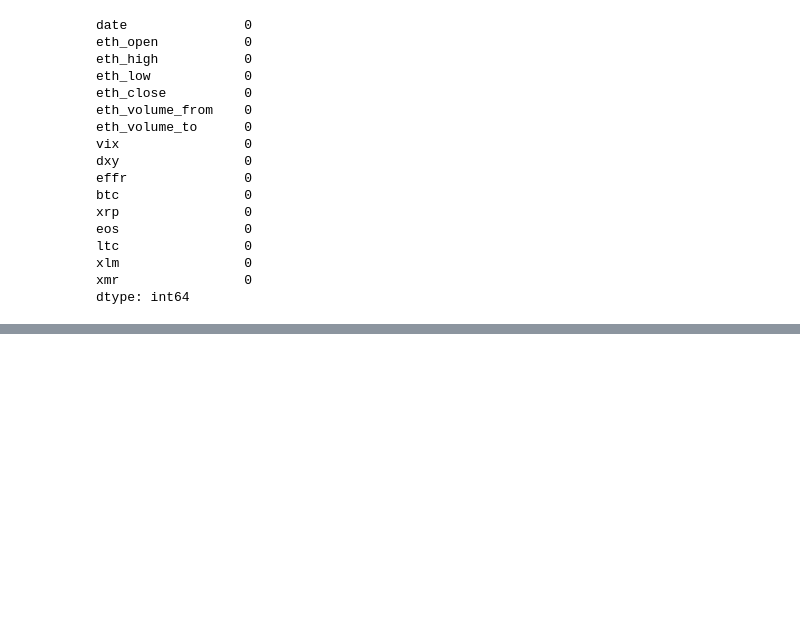
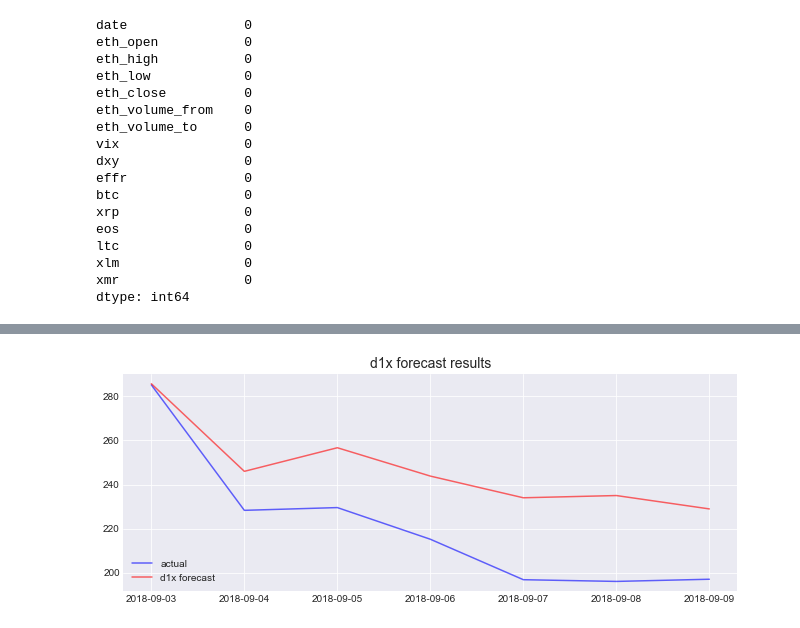
Before and after one commit to brianmcguckin/thinkful_unit_06_specializations, a Jupyter notebook: eth_ts.ipynb, the cells around one changed output, grey strips where cells are left out. Saved outputs shown, nothing was run; the diff lists cells and outputs as text; code cells hidden in the pictures; blank space fills up the shorter version.

```diff
--- a/eth_ts.ipynb
+++ b/eth_ts.ipynb
@@ -419,0 +707,86 @@ rmse exog: 4.661964776956943
+# %%
+d1x = SARIMAX(
+    endog=y_train,
+    exog=X_train,
+    order=(0,1,0)
+).fit()
+
+d1x_fc = d1x.forecast(steps=7, exog=X_test)
+d1x_fc_resid = d1x_fc.values.reshape(7,1) - y_test.values
+rmse_d1x_fc = np.sqrt((d1x_fc_resid ** 2).mean())
+# %%
+ar1x = SARIMAX(
+    endog=y_train,
+    exog=X_train,
+    order=(1,1,0)
+).fit()
+
+ar1x_fc = ar1x.forecast(steps=7, exog=X_test)
+ar1x_fc_resid = ar1x_fc.values.reshape(7,1) - y_test.values
+rmse_ar1x_fc = np.sqrt((ar1x_fc_resid ** 2).mean())
+# %%
+alpha=.6
+
+# d1x forecast results
+plt.figure(figsize=(11,4))
+plt.title('d1x forecast results', size=14)
+plt.plot(
+    y_test.index,
+    y_test,
+    label='actual',
+    color='blue',
+    alpha=alpha
+)
+plt.plot(
+    y_test.index,
+    d1x_fc,
+    label='d1x forecast',
+    color='red',
+    alpha=alpha
+)
+plt.legend(loc='lower left')
+plt.show()
+
+plt.figure(figsize=(11,2))
+plt.plot(
+    y_test.index,
+    d1x_fc_resid,
+    label='d1x_fc residuals\nrmse = {:.4f}'.format(rmse_d1x_fc),
+    color='red',
+    alpha=alpha
+)
+plt.legend(loc='upper left')
+plt.show()
+
+# ar1x forecast results
+plt.figure(figsize=(11,4))
+plt.title('ar1x forecast results', size=14)
+plt.plot(
+    y_test.index,
+    y_test,
+    label='actual',
+    color='blue',
+    alpha=alpha
+)
+plt.plot(
+    y_test.index,
+    ar1x_fc,
+    label='ar1x forecast',
+    color='green',
+    alpha=alpha
+)
+plt.legend(loc='lower left')
+plt.show()
+
+plt.figure(figsize=(11,2))
+plt.plot(
+    y_test.index,
+    ar1x_fc_resid,
+    label='ar1x_fc residuals\nrmse = {:.4f}'.format(rmse_ar1x_fc),
+    color='green',
+    alpha=alpha
+)
+plt.legend(loc='upper left')
+plt.show()
+# %% [output]
+[figure, added]
```
Also changed, not shown: parts of 40 cells of this notebook.
